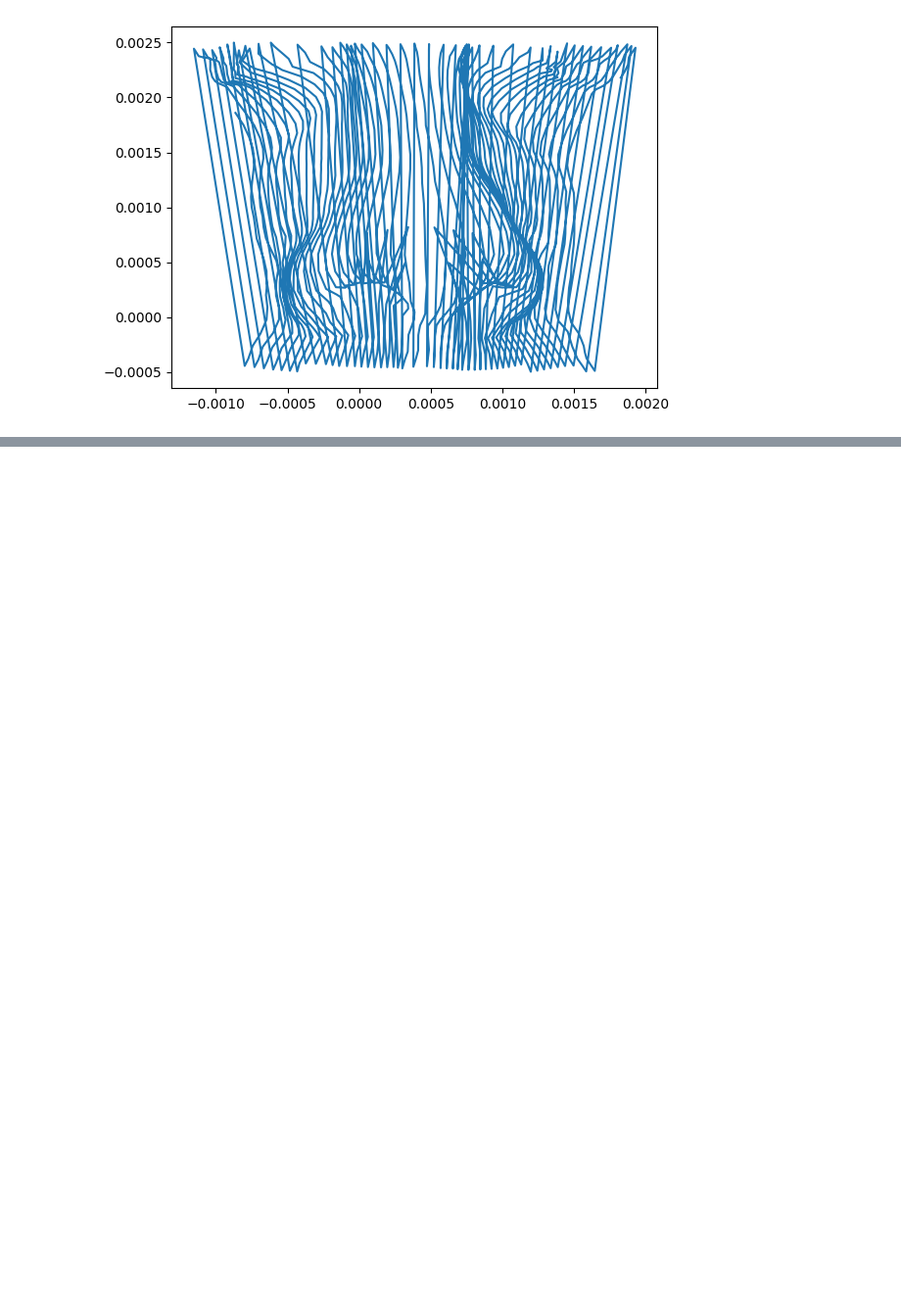
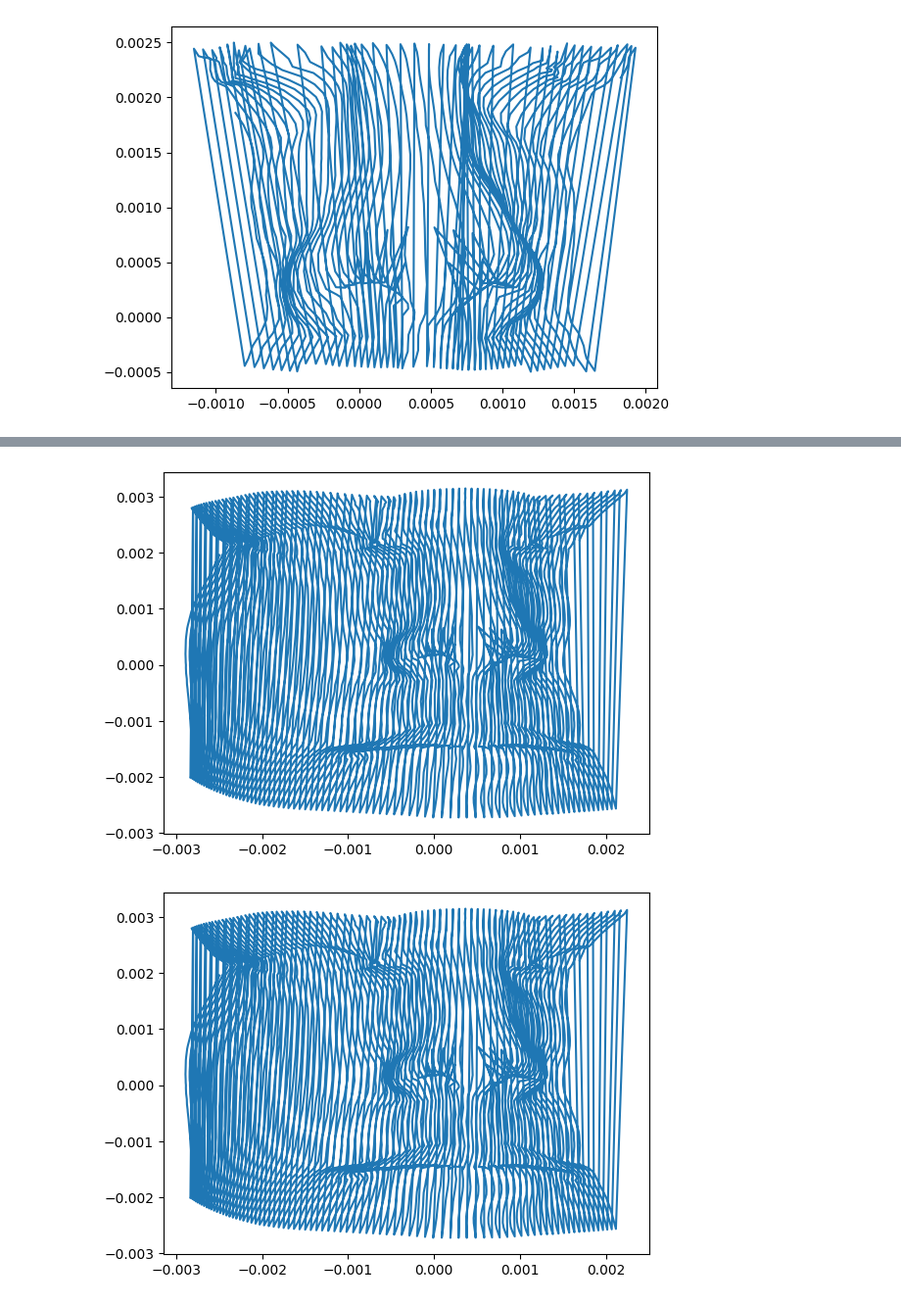
Before and after one commit to Salahidine2002/Statistical_shape_modeling, a Jupyter notebook: Gaussian regression/Notebook_regression_meshes.ipynb, the cells around one changed output, grey strips where cells are left out. Shown at 98% size. Saved outputs shown, nothing was run; the diff lists cells and outputs as text; code cells hidden in the pictures; blank space fills up the shorter version.

```diff
--- a/Gaussian regression/Notebook_regression_meshes.ipynb
+++ b/Gaussian regression/Notebook_regression_meshes.ipynb
@@ -424,30 +424,33 @@ constant_mat done
 # %%
 X_list = []
 Y_list = []
 
-for node in ms.samples:
+for node in ms.nodes.samples:
     X_list.append(node.x)
     Y_list.append(node.y)
 
 plt.plot(X_list,Y_list, label = "mean face")
 plt.show()
 
 X_list = []
 Y_list = []
 
-for node in pms.nodes.samples:
+for node in pms.samples:
     X_list.append(node.x)
     Y_list.append(node.y)
 
 plt.plot(X_list,Y_list, label = "reconstructed face")
 plt.show()
 
 X_list = []
 Y_list = []
 
-for node in nodes_test.samples:
+for node in nodes_test:
     X_list.append(node.x)
     Y_list.append(node.y)
 
 plt.plot(X_list,Y_list, label = "real face")
 plt.show()
+# %% [output]
+[figure, added]
+[figure, added]
```
Also changed, not shown: parts of 3 cells of this notebook.
